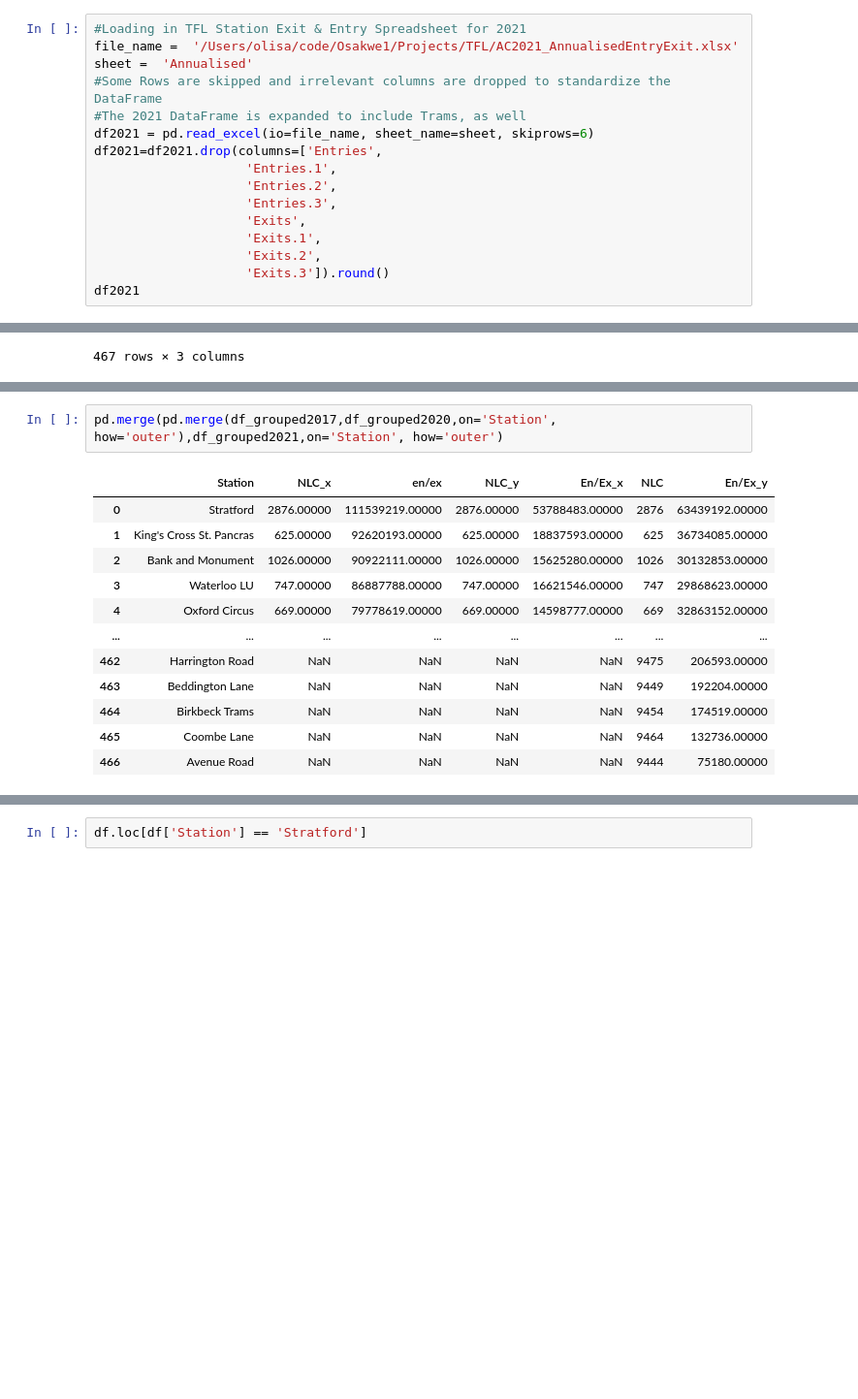
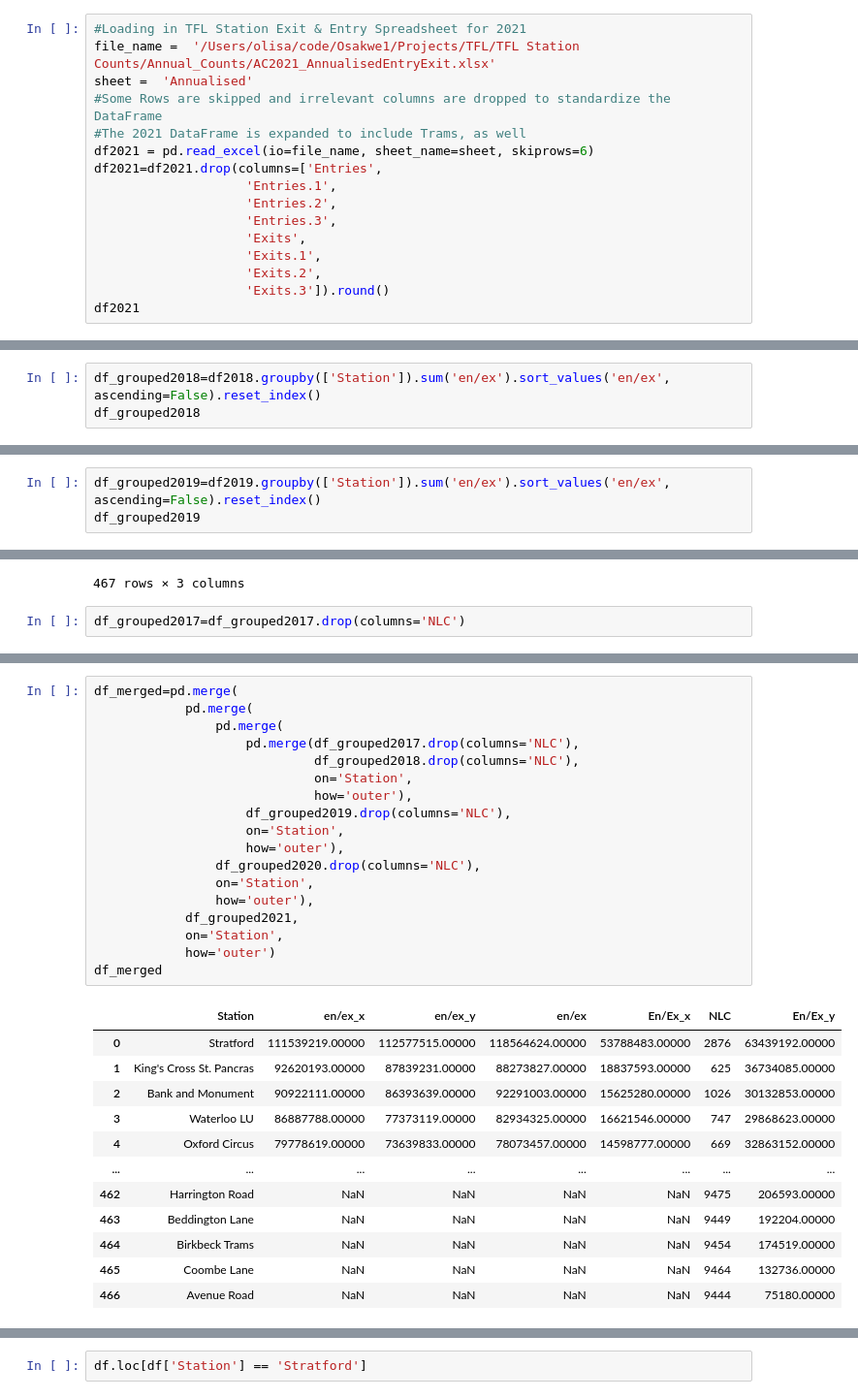
Before and after one commit to Osakwe1/TFL_Stations, a Jupyter notebook: TFL_Stations.ipynb, the cells around one changed output, grey strips where cells are left out. Shown at 97% size. Saved outputs shown, nothing was run; the diff lists cells and outputs as text; blank space fills up the shorter version.

Commit message:
DFs merged

```diff
--- a/TFL_Stations.ipynb
+++ b/TFL_Stations.ipynb
@@ -65,7 +125,7 @@ df2020
 458 rows × 7 columns
 # %%
 #Loading in TFL Station Exit & Entry Spreadsheet for 2021
-file_name =  '/Users/olisa/code/Osakwe1/Projects/TFL/AC2021_AnnualisedEntryExit.xlsx'
+file_name =  '/Users/olisa/code/Osakwe1/Projects/TFL/TFL Station Counts/Annual_Counts/AC2021_AnnualisedEntryExit.xlsx'
 sheet =  'Annualised'
 #Some Rows are skipped and irrelevant columns are dropped to standardize the DataFrame
 #The 2021 DataFrame is expanded to include Trams, as well
@@ -123,3 +183,6 @@ df_grouped2017
 | 406 | Battersea Park | 5420 | 10383.00000 |
 | 407 | Custom House | 887 | 0.00000 |
 408 rows × 3 columns
+# %%
+df_grouped2018=df2018.groupby(['Station']).sum('en/ex').sort_values('en/ex', ascending=False).reset_index()
+df_grouped2018
@@ -125,0 +203,3 @@ df_grouped2017
+# %%
+df_grouped2019=df2019.groupby(['Station']).sum('en/ex').sort_values('en/ex', ascending=False).reset_index()
+df_grouped2019
@@ -157,3 +251,5 @@ df_grouped2021
 | 465 | Heathrow Terminal 4 EL | 7091 | 0.00000 |
 | 466 | Heathrow Terminal 4 LU | 781 | 0.00000 |
 467 rows × 3 columns
+# %%
+df_grouped2017=df_grouped2017.drop(columns='NLC')
@@ -160,12 +270,28 @@ df_grouped2021
 # %%
-pd.merge(pd.merge(df_grouped2017,df_grouped2020,on='Station', how='outer'),df_grouped2021,on='Station', how='outer')
+df_merged=pd.merge(
+            pd.merge(
+                pd.merge(
+                    pd.merge(df_grouped2017.drop(columns='NLC'),
+                             df_grouped2018.drop(columns='NLC'),
+                             on='Station',
+                             how='outer'),
+                    df_grouped2019.drop(columns='NLC'),
+                    on='Station',
+                    how='outer'),
+                df_grouped2020.drop(columns='NLC'),
+                on='Station',
+                how='outer'),
+            df_grouped2021,
+            on='Station',
+            how='outer')
+df_merged
 # %% [output]
-|  | Station | NLC_x | en/ex | NLC_y | En/Ex_x | NLC | En/Ex_y |
-| 0 | Stratford | 2876.00000 | 111539219.00000 | 2876.00000 | 53788483.00000 | 2876 | 63439192.00000 |
-| 1 | King's Cross St. Pancras | 625.00000 | 92620193.00000 | 625.00000 | 18837593.00000 | 625 | 36734085.00000 |
-| 2 | Bank and Monument | 1026.00000 | 90922111.00000 | 1026.00000 | 15625280.00000 | 1026 | 30132853.00000 |
-| 3 | Waterloo LU | 747.00000 | 86887788.00000 | 747.00000 | 16621546.00000 | 747 | 29868623.00000 |
-| 4 | Oxford Circus | 669.00000 | 79778619.00000 | 669.00000 | 14598777.00000 | 669 | 32863152.00000 |
+|  | Station | en/ex_x | en/ex_y | en/ex | En/Ex_x | NLC | En/Ex_y |
+| 0 | Stratford | 111539219.00000 | 112577515.00000 | 118564624.00000 | 53788483.00000 | 2876 | 63439192.00000 |
+| 1 | King's Cross St. Pancras | 92620193.00000 | 87839231.00000 | 88273827.00000 | 18837593.00000 | 625 | 36734085.00000 |
+| 2 | Bank and Monument | 90922111.00000 | 86393639.00000 | 92291003.00000 | 15625280.00000 | 1026 | 30132853.00000 |
+| 3 | Waterloo LU | 86887788.00000 | 77373119.00000 | 82934325.00000 | 16621546.00000 | 747 | 29868623.00000 |
+| 4 | Oxford Circus | 79778619.00000 | 73639833.00000 | 78073457.00000 | 14598777.00000 | 669 | 32863152.00000 |
 | ... | ... | ... | ... | ... | ... | ... | ... |
 | 462 | Harrington Road | NaN | NaN | NaN | NaN | 9475 | 206593.00000 |
 | 463 | Beddington Lane | NaN | NaN | NaN | NaN | 9449 | 192204.00000 |
```
Also changed, not shown: parts of 21 cells of this notebook, 13 other files.
